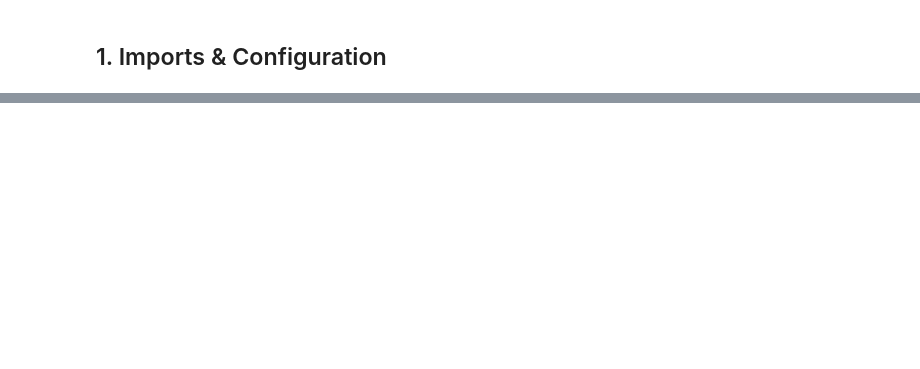
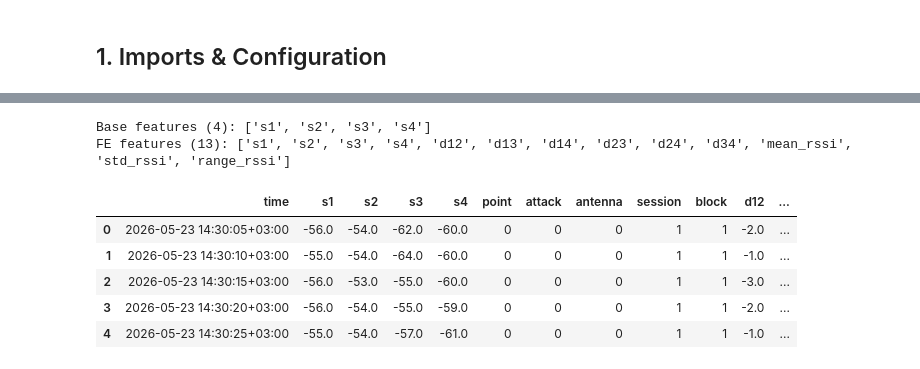
Before and after one commit to 99stealth/evil_twin_attack_detection_in_non_urban_terrain, a Jupyter notebook: notebooks/02_final_comparison.ipynb, the cells around one changed output, grey strips where cells are left out. Cells and saved outputs as stored; diff of their text form; code cells hidden in the pictures; blank space fills up the shorter version.

```diff
--- a/notebooks/02_final_comparison.ipynb
+++ b/notebooks/02_final_comparison.ipynb
@@ -440,0 +68,12 @@ Logistic Regression    0.701
+# %%
+raw = ep.load_raw()
+dataset, info = ep.build_dataset(raw, freq="5s")
+
+print(f"Dataset shape: {dataset.shape}")
+print(f"Attack rows: {info.n_attack_rows}  |  Attack sessions: {info.n_sessions_attack}")
+print(f"Imputed share per sensor (grid points filled by nearest-value interpolation):")
+for sensor, share in info.imputed_share.items():
+    print(f"  {sensor}: {share:.3f}")
+print(f"Rows per attack session: min={info.rows_per_session[info.rows_per_session.index.isin(dataset.loc[dataset.attack==1,'session'].unique())].min()}, "
+      f"max={info.rows_per_session[info.rows_per_session.index.isin(dataset.loc[dataset.attack==1,'session'].unique())].max()}")
+dataset.head()
@@ -440,0 +100,15 @@ Logistic Regression    0.701
+# %%
+dataset = ep.add_fe(dataset)
+
+print(f"Base features ({len(ep.FEATURES_BASE)}): {ep.FEATURES_BASE}")
+print(f"FE features ({len(ep.FEATURES_FE)}): {ep.FEATURES_FE}")
+dataset.head()
+# %% [output]
+Base features (4): ['s1', 's2', 's3', 's4']
+FE features (13): ['s1', 's2', 's3', 's4', 'd12', 'd13', 'd14', 'd23', 'd24', 'd34', 'mean_rssi', 'std_rssi', 'range_rssi']
+|  | time | s1 | s2 | s3 | s4 | point | attack | antenna | session | block | d12 | ... |
+| 0 | 2026-05-23 14:30:05+03:00 | -56.0 | -54.0 | -62.0 | -60.0 | 0 | 0 | 0 | 1 | 1 | -2.0 | ... |
+| 1 | 2026-05-23 14:30:10+03:00 | -55.0 | -54.0 | -64.0 | -60.0 | 0 | 0 | 0 | 1 | 1 | -1.0 | ... |
+| 2 | 2026-05-23 14:30:15+03:00 | -56.0 | -53.0 | -55.0 | -60.0 | 0 | 0 | 0 | 1 | 1 | -3.0 | ... |
+| 3 | 2026-05-23 14:30:20+03:00 | -56.0 | -54.0 | -55.0 | -59.0 | 0 | 0 | 0 | 1 | 1 | -2.0 | ... |
+| 4 | 2026-05-23 14:30:25+03:00 | -55.0 | -54.0 | -57.0 | -61.0 | 0 | 0 | 0 | 1 | 1 | -1.0 | ... |
```
Also changed, not shown: parts of 45 cells of this notebook, 38 other files.
